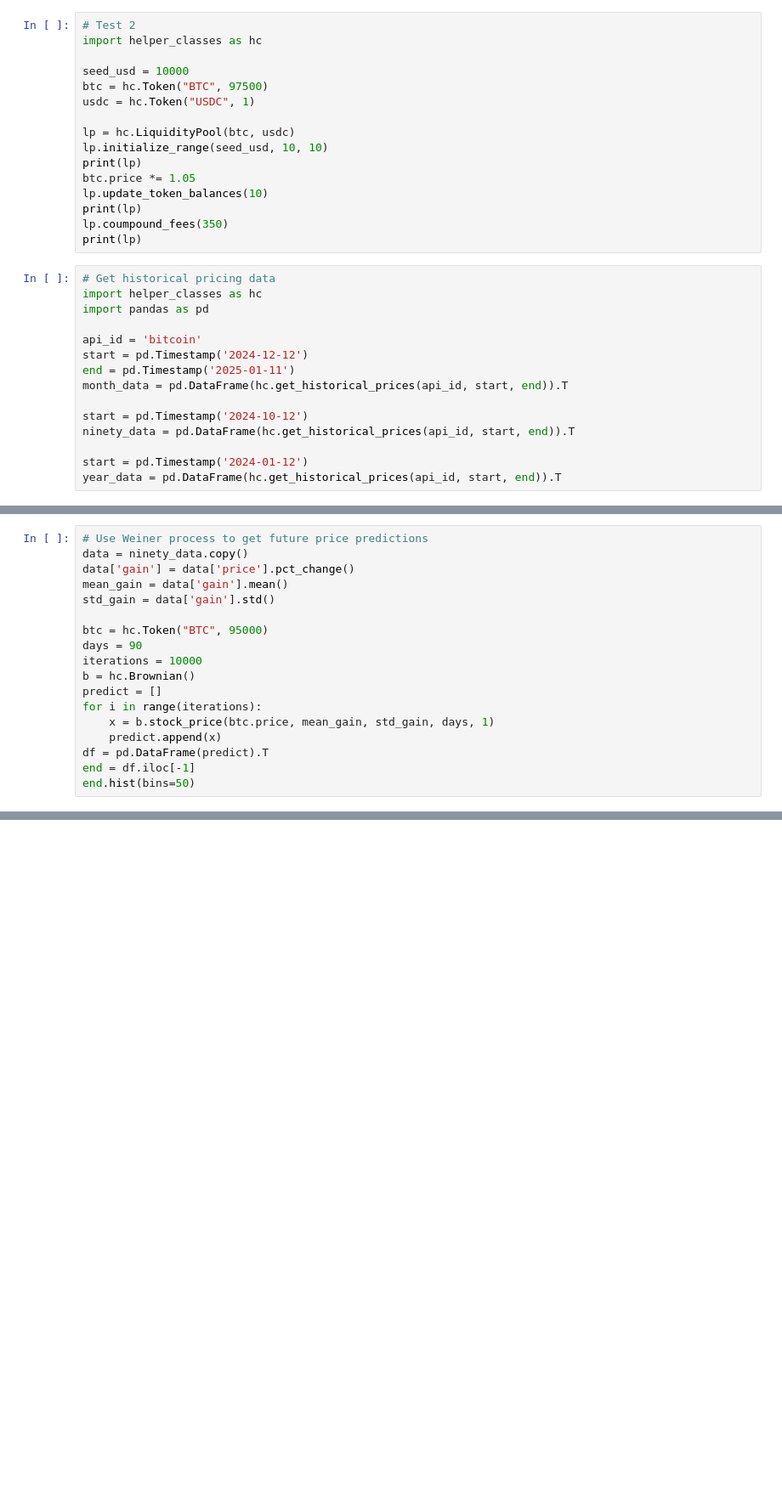
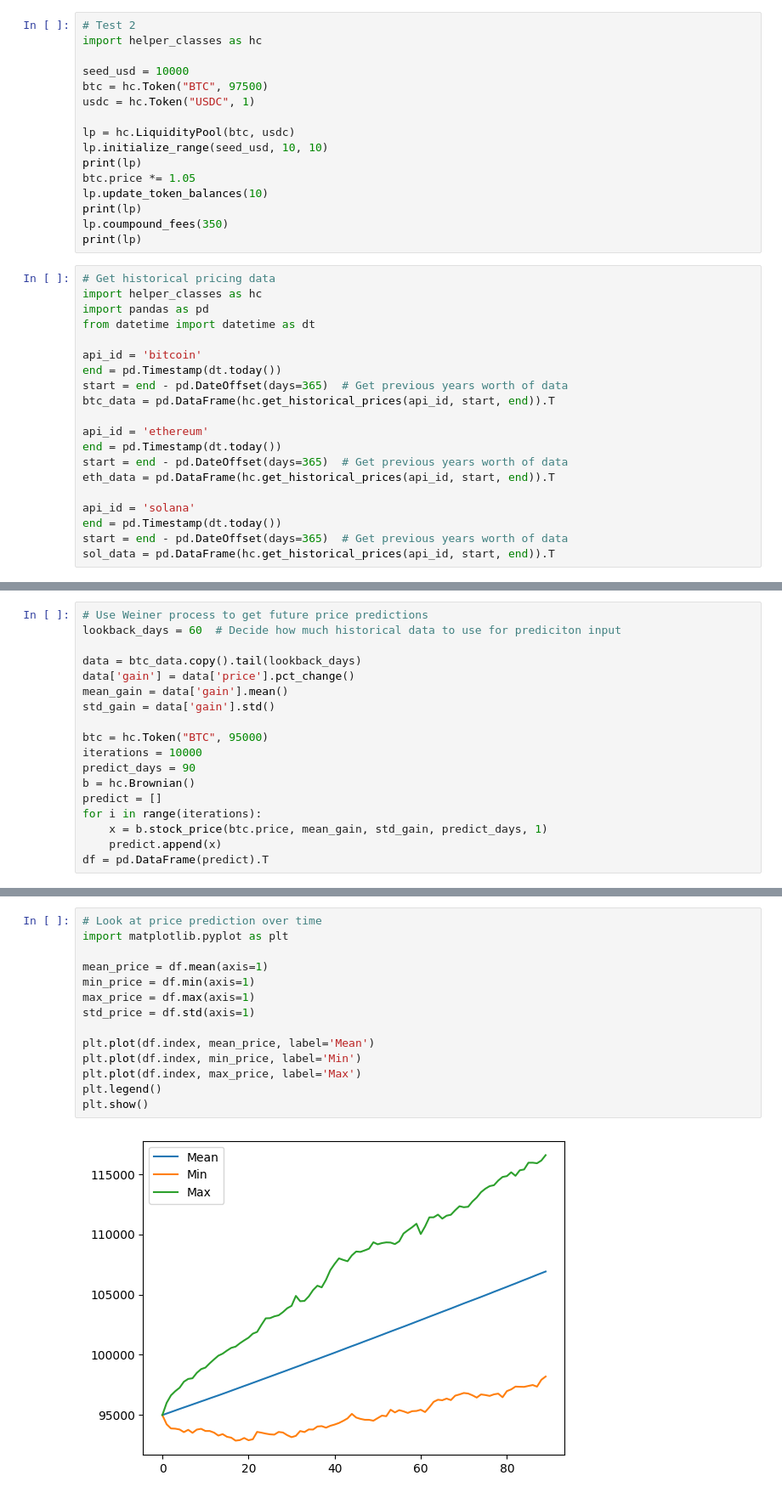
Before and after one commit to webjunk4bill/crypto_playground, a Jupyter notebook: CLandIL.ipynb, the cells around one changed output, grey strips where cells are left out. Shown at 85% size. Saved outputs shown, nothing was run; the diff lists cells and outputs as text; blank space fills up the shorter version.

Commit message:
Updates to add price predicitons and probabilities of hitting returns

```diff
--- a/CLandIL.ipynb
+++ b/CLandIL.ipynb
@@ -114,17 +114,22 @@ print(lp)
 # Get historical pricing data
 import helper_classes as hc
 import pandas as pd
+from datetime import datetime as dt
 
 api_id = 'bitcoin'
-start = pd.Timestamp('2024-12-12')
-end = pd.Timestamp('2025-01-11')
-month_data = pd.DataFrame(hc.get_historical_prices(api_id, start, end)).T
+end = pd.Timestamp(dt.today())
+start = end - pd.DateOffset(days=365)  # Get previous years worth of data
+btc_data = pd.DataFrame(hc.get_historical_prices(api_id, start, end)).T
 
-start = pd.Timestamp('2024-10-12')
-ninety_data = pd.DataFrame(hc.get_historical_prices(api_id, start, end)).T
+api_id = 'ethereum'
+end = pd.Timestamp(dt.today())
+start = end - pd.DateOffset(days=365)  # Get previous years worth of data
+eth_data = pd.DataFrame(hc.get_historical_prices(api_id, start, end)).T
 
-start = pd.Timestamp('2024-01-12')
-year_data = pd.DataFrame(hc.get_historical_prices(api_id, start, end)).T
+api_id = 'solana'
+end = pd.Timestamp(dt.today())
+start = end - pd.DateOffset(days=365)  # Get previous years worth of data
+sol_data = pd.DataFrame(hc.get_historical_prices(api_id, start, end)).T
 # %% [output]
 Getting historical in_data for bitcoin
 Try #1
@@ -134,19 +139,19 @@ Getting historical in_data for bitcoin
 Try #1
 # %%
 # Use Weiner process to get future price predictions
-data = ninety_data.copy()
+lookback_days = 60  # Decide how much historical data to use for prediciton input
+
+data = btc_data.copy().tail(lookback_days)
 data['gain'] = data['price'].pct_change()
 mean_gain = data['gain'].mean()
 std_gain = data['gain'].std()
 
 btc = hc.Token("BTC", 95000)
-days = 90
 iterations = 10000
+predict_days = 90
 b = hc.Brownian()
 predict = []
 for i in range(iterations):
-    x = b.stock_price(btc.price, mean_gain, std_gain, days, 1)
+    x = b.stock_price(btc.price, mean_gain, std_gain, predict_days, 1)
     predict.append(x)
 df = pd.DataFrame(predict).T
-end = df.iloc[-1]
-end.hist(bins=50)
@@ -155,0 +158,16 @@ end.hist(bins=50)
+# %%
+# Look at price prediction over time
+import matplotlib.pyplot as plt
+
+mean_price = df.mean(axis=1)
+min_price = df.min(axis=1)
+max_price = df.max(axis=1)
+std_price = df.std(axis=1)
+
+plt.plot(df.index, mean_price, label='Mean')
+plt.plot(df.index, min_price, label='Min')
+plt.plot(df.index, max_price, label='Max')
+plt.legend()
+plt.show()
+# %% [output]
+[figure, added]
```
Also changed, not shown: parts of 4 cells of this notebook, 2 other files.
